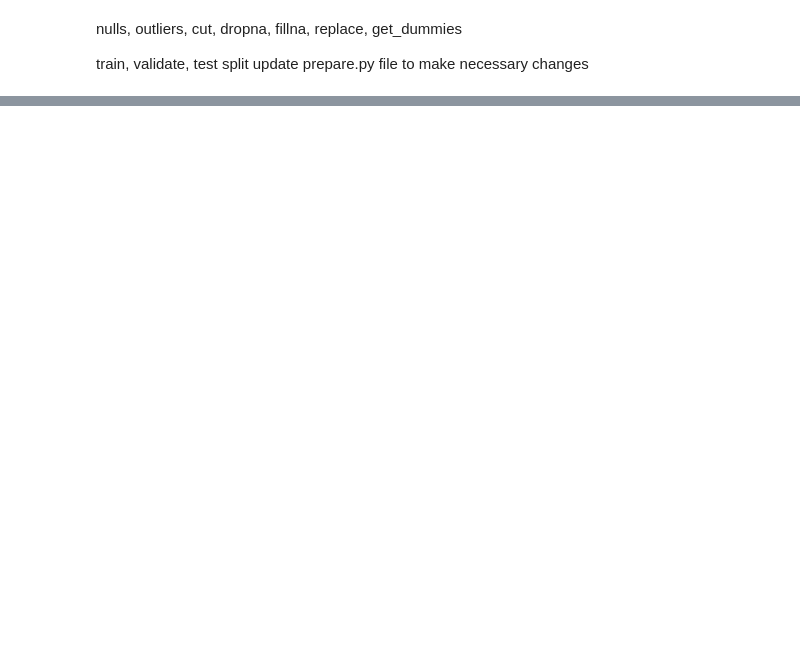
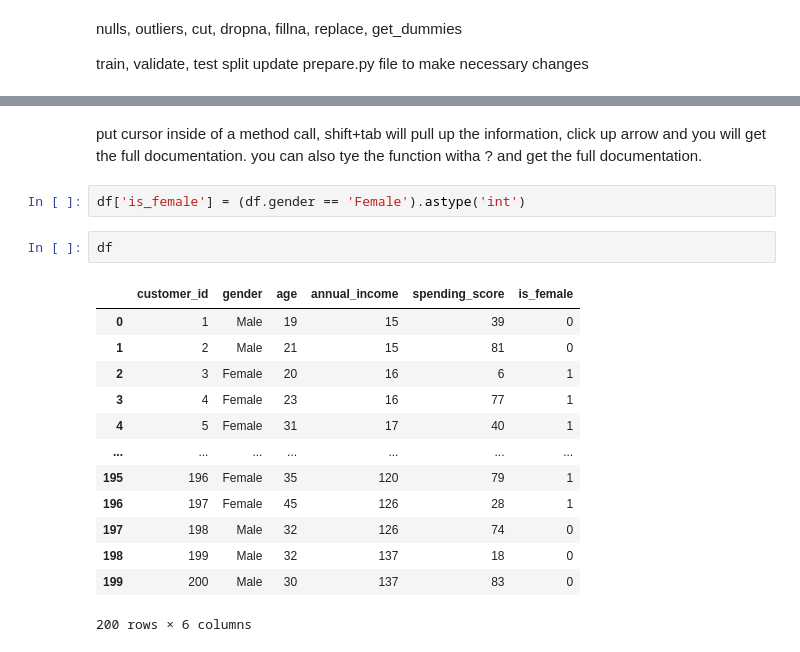
Before and after one commit to gilbert-noriega-ii/regression-exercises, a Jupyter notebook: wrangle.ipynb, the cells around one changed output, grey strips where cells are left out. Drawn from its saved outputs; the diff is of its cells as text; blank space fills up the shorter version.

Commit message:
adding functions for prepare section

```diff
--- a/wrangle.ipynb
+++ b/wrangle.ipynb
@@ -88,0 +139,21 @@ update prepare.py file to make necessary changes
+# %% [markdown]
+put cursor inside of a method call, shift+tab will pull up the information, click up arrow and you will get the full documentation.
+you can also tye the function witha ? and get the full documentation.
+# %%
+df['is_female'] = (df.gender == 'Female').astype('int')
+# %%
+df
+# %% [output]
+|  | customer_id | gender | age | annual_income | spending_score | is_female |
+| 0 | 1 | Male | 19 | 15 | 39 | 0 |
+| 1 | 2 | Male | 21 | 15 | 81 | 0 |
+| 2 | 3 | Female | 20 | 16 | 6 | 1 |
+| 3 | 4 | Female | 23 | 16 | 77 | 1 |
+| 4 | 5 | Female | 31 | 17 | 40 | 1 |
+| ... | ... | ... | ... | ... | ... | ... |
+| 195 | 196 | Female | 35 | 120 | 79 | 1 |
+| 196 | 197 | Female | 45 | 126 | 28 | 1 |
+| 197 | 198 | Male | 32 | 126 | 74 | 0 |
+| 198 | 199 | Male | 32 | 137 | 18 | 0 |
+| 199 | 200 | Male | 30 | 137 | 83 | 0 |
+200 rows × 6 columns
```
Also changed, not shown: parts of 13 cells of this notebook.
